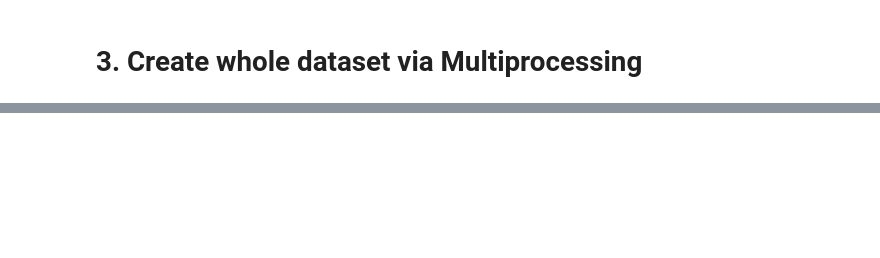
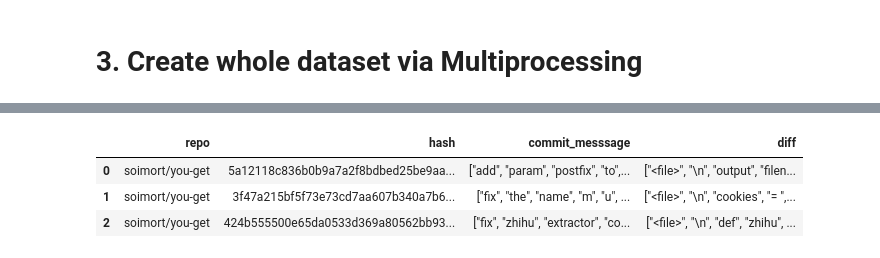
Before and after one commit to 3-24/commit-message-suggestion, a Jupyter notebook: dataset_generation/Dataset Generation.ipynb, the cells around one changed output, grey strips where cells are left out. Cells and saved outputs as stored; diff of their text form; code cells hidden in the pictures; blank space fills up the shorter version.

```diff
--- a/dataset_generation/Dataset Generation.ipynb
+++ b/dataset_generation/Dataset Generation.ipynb
@@ -291,3 +330,8 @@ pd.concat(outputs).to_pickle(f"{root}/data.pkl")
 # %%
-df = pd.read_pickle("data.pkl")
+df = pd.read_pickle(f"{root}/data.pkl")
 df.head(3)
+# %% [output]
+|  | repo | hash | commit_messsage | diff |
+| 0 | soimort/you-get | 5a12118c836b0b9a7a2f8bdbed25be9aa... | ["add", "param", "postfix", "to",... | ["<file>", "\n", "output", "filen... |
+| 1 | soimort/you-get | 3f47a215bf5f73e73cd7aa607b340a7b6... | ["fix", "the", "name", "m", "u", ... | ["<file>", "\n", "cookies", "= ",... |
+| 2 | soimort/you-get | 424b555500e65da0533d369a80562bb93... | ["fix", "zhihu", "extractor", "co... | ["<file>", "\n", "def", "zhihu", ... |
```
Also changed, not shown: parts of 6 cells of this notebook.
